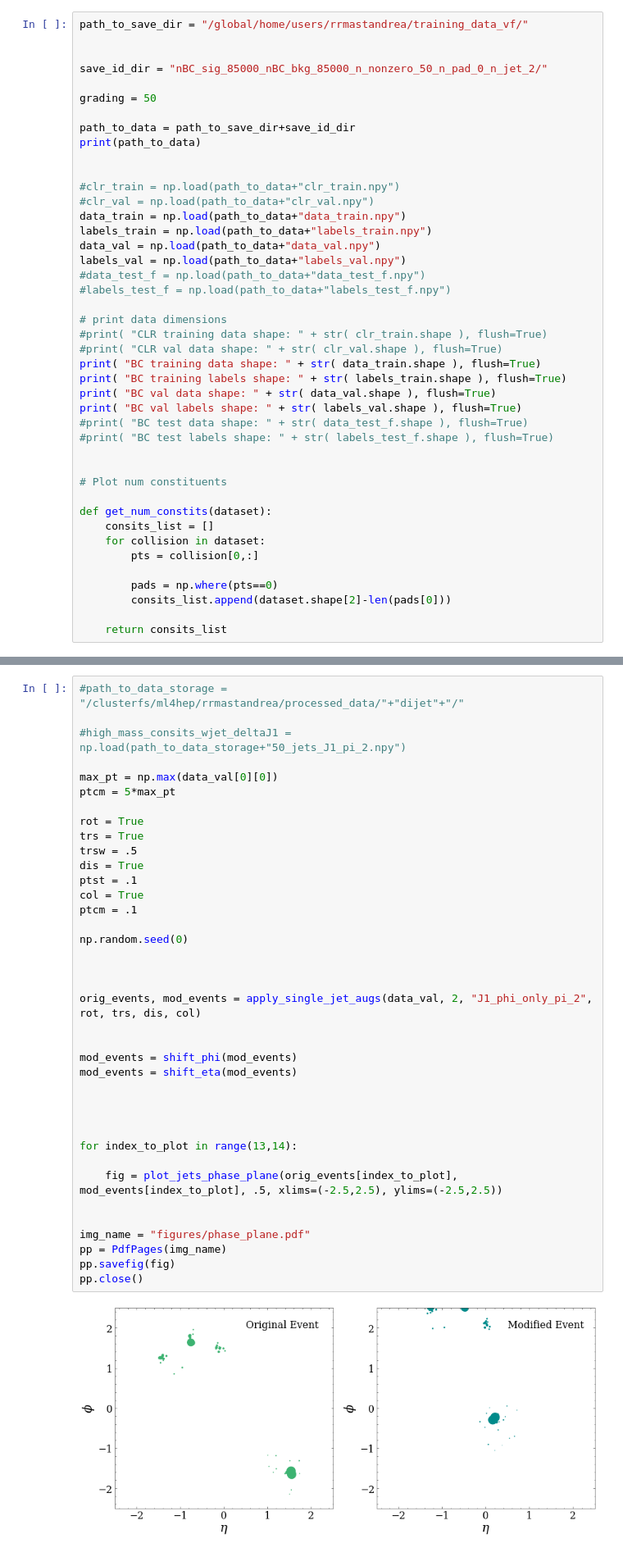
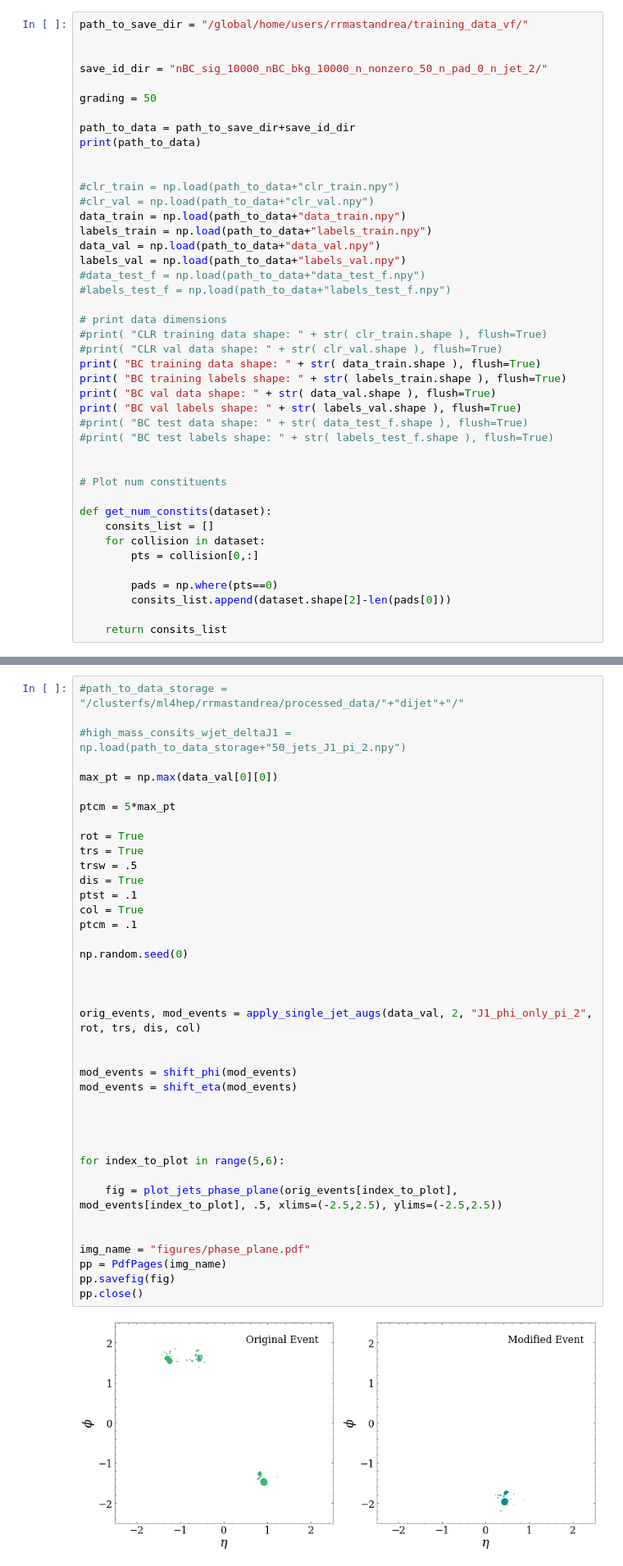
Before and after one commit to rmastand/JetCLR_AD, a Jupyter notebook: scripts/aug_testing.ipynb, the cells around one changed output, grey strips where cells are left out. Shown at 82% size. Drawn from its saved outputs; the diff is of its cells as text.

```diff
--- a/scripts/aug_testing.ipynb
+++ b/scripts/aug_testing.ipynb
@@ -32,7 +32,7 @@ from modules.jet_visualizers import plot_jets_phase_plane, plot_nsubs, plot_mj,
 path_to_save_dir = "/global/home/users/rrmastandrea/training_data_vf/"
 
 
-save_id_dir = "nBC_sig_85000_nBC_bkg_85000_n_nonzero_50_n_pad_0_n_jet_2/"
+save_id_dir = "nBC_sig_10000_nBC_bkg_10000_n_nonzero_50_n_pad_0_n_jet_2/"
 
 grading = 50
 
@@ -85,40 +85,41 @@ BC val labels shape: (51000,)
 #high_mass_consits_wjet_deltaJ1 = np.load(path_to_data_storage+"50_jets_J1_pi_2.npy")
 
 max_pt = np.max(data_val[0][0])
+
 ptcm = 5*max_pt
 
 rot = True
 trs = True
 trsw = .5
 dis = True
 ptst = .1
 col = True
 ptcm = .1
 
 np.random.seed(0)
 
 
 
 orig_events, mod_events = apply_single_jet_augs(data_val, 2, "J1_phi_only_pi_2", rot, trs, dis, col)
 
 
 mod_events = shift_phi(mod_events)
 mod_events = shift_eta(mod_events)
 
 
 
 
-for index_to_plot in range(13,14):
+for index_to_plot in range(5,6):
 
     fig = plot_jets_phase_plane(orig_events[index_to_plot], mod_events[index_to_plot], .5, xlims=(-2.5,2.5), ylims=(-2.5,2.5))
 
 
 img_name = "figures/phase_plane.pdf"
 pp = PdfPages(img_name)
 pp.savefig(fig)
 pp.close()
 # %% [output]
-[figure, old version]
+[figure, new version]
 # %% [markdown]
 # Plot nsubjettiness
 # %%
```
Also changed, not shown: parts of 5 cells of this notebook, 44 other files.
